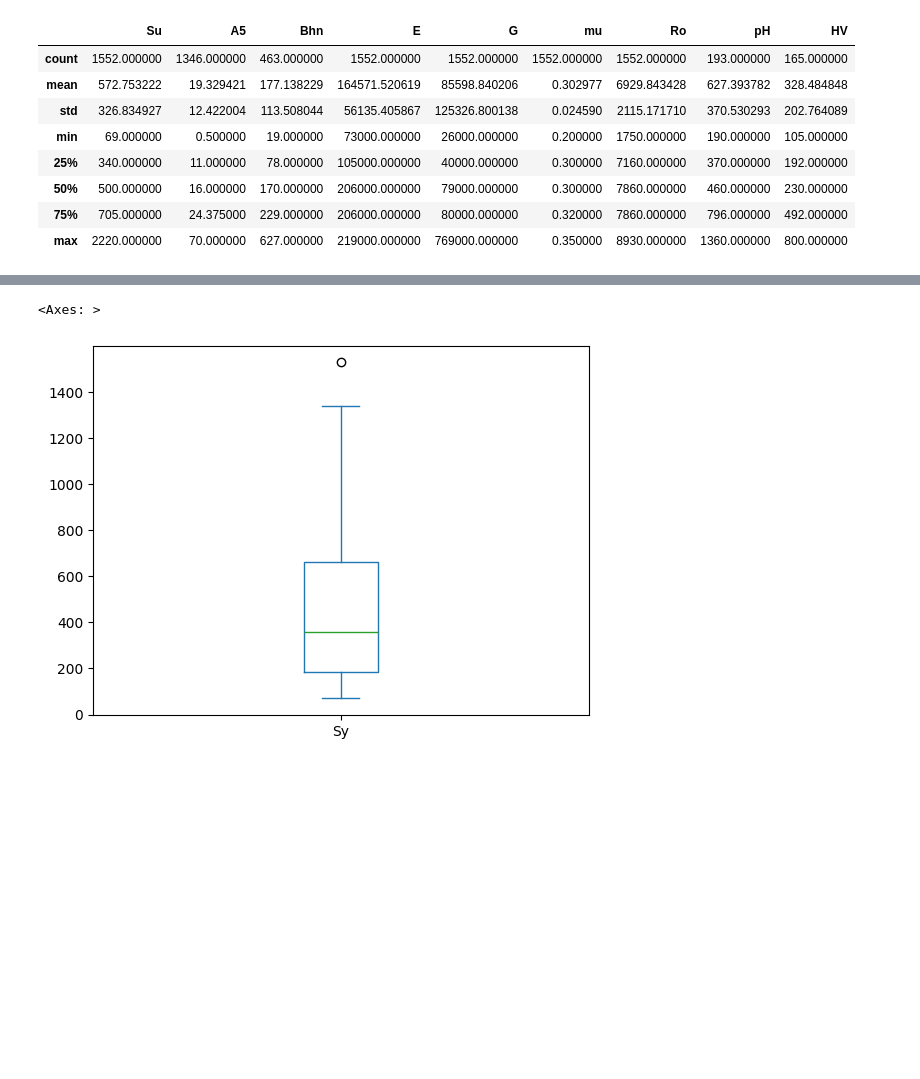
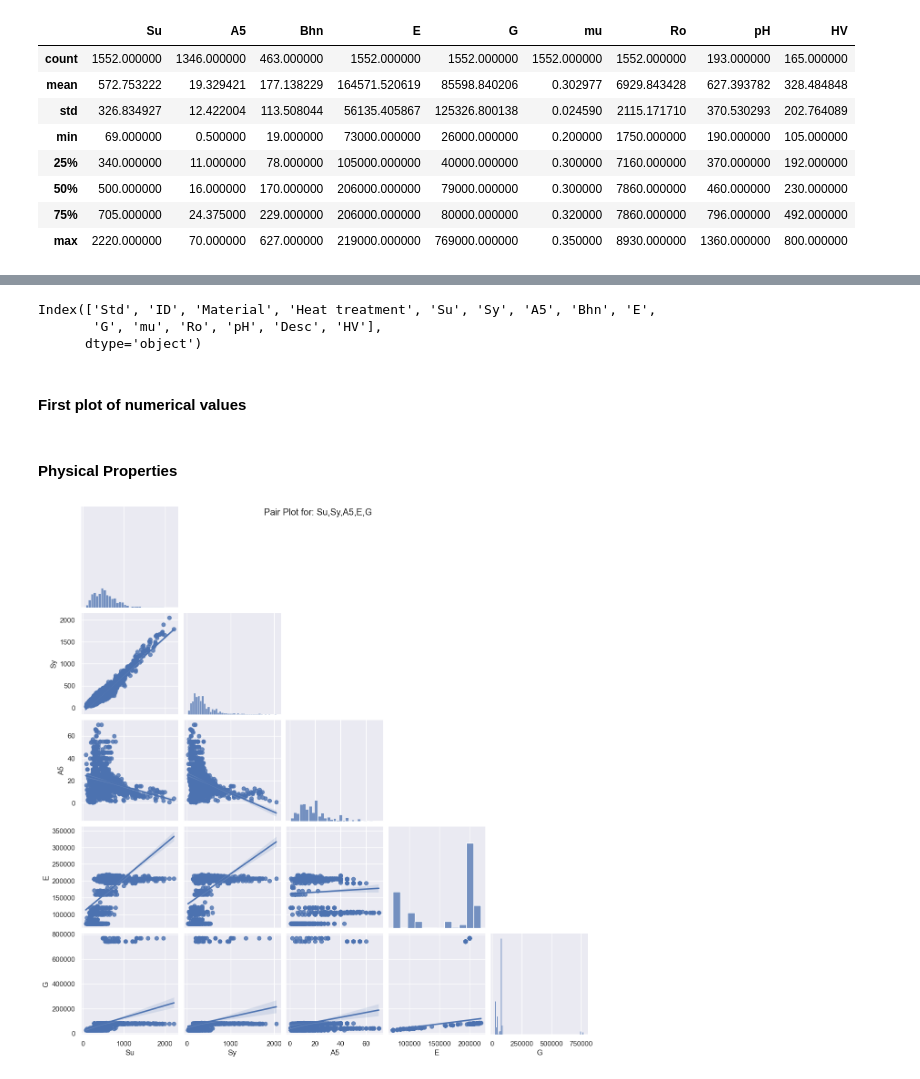
Before and after one commit to GALLP900/CodAcG_Github, a Jupyter notebook: Python_Projects/Materials Mechanical/MechanicalProperties.ipynb, the cells around one changed output, grey strips where cells are left out. Cells and saved outputs as stored; diff of their text form; code cells hidden in the pictures; blank space fills up the shorter version.

Commit message:
add markdown structure for EDA and first commits

```diff
--- a/Python_Projects/Materials Mechanical/MechanicalProperties.ipynb
+++ b/Python_Projects/Materials Mechanical/MechanicalProperties.ipynb
@@ -97,3 +71,0 @@ Name: Std, dtype: object
-# %%
-df["Sy"] = df["Sy"].str.extract(r'(\d+)')  # Extract only numbers
-df["Sy"] = df["Sy"].astype("int")  # Convert to integer
@@ -99,0 +77,6 @@ df["Sy"] = df["Sy"].astype("int")  # Convert to integer
+# %%
+df_clean = df.copy()
+# Extract only numbers
+df_clean["Sy"] = df_clean["Sy"].str.extract(r'(\d+)')
+# Convert to integer
+df_clean["Sy"] = df_clean["Sy"].astype("int")
@@ -100,5 +85,37 @@ df["Sy"] = df["Sy"].astype("int")  # Convert to integer
 # %%
-df.groupby(["Heat treatment"])[["Sy"]].agg("mean").plot(kind="box")
+df_clean.columns
 # %% [output]
-<Axes: >
+Index(['Std', 'ID', 'Material', 'Heat treatment', 'Su', 'Sy', 'A5', 'Bhn', 'E',
+       'G', 'mu', 'Ro', 'pH', 'Desc', 'HV'],
+      dtype='object')
-[figure, removed]
+# %%
+numvars = df_clean[[#'Std', 'ID', 'Material', 'Heat treatment',
+                   'Su', 'Sy', 'A5', 'Bhn', 'E',
+                   'G', 'mu', 'Ro', 'pH',
+                   #'Desc',
+                   'HV']].copy()
+# %% [markdown]
+#### First plot of numerical values
+# %%
+#use plot style
+plt.style.use('ggplot')
+sns.set_theme(context="notebook", style="darkgrid")
+# %% [markdown]
+#### Physical Properties
+# %%
+phys_props_main = ['Su', 'Sy', 'A5', 'E', 'G']
+phys_prop_comp = ['Bhn','mu', 'Ro', 'pH', 'HV']
+
+def pairplot_prop(vars_input):
+    sns.pairplot(data = numvars,
+        vars = vars_input,
+        kind = "reg",
+        dropna=True,
+        corner=True)
+    # Add a title for subset of variables
+    plt.suptitle(f'Pair Plot for: {",".join(vars_input)}')
+    plt.show()
+
+pairplot_prop(phys_props_main)
+# %% [output]
+[figure, added]
```
Also changed, not shown: parts of 19 cells of this notebook.
